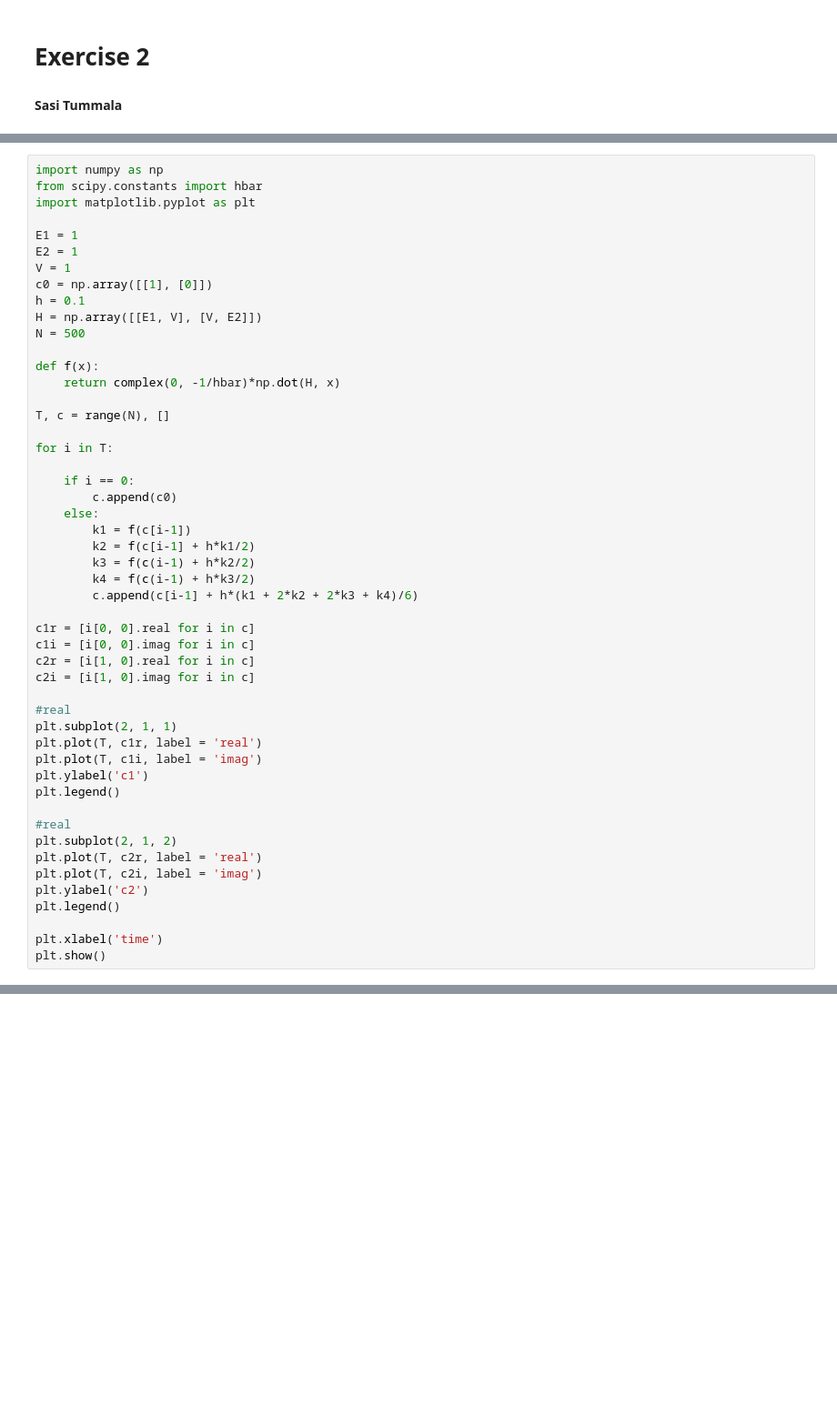
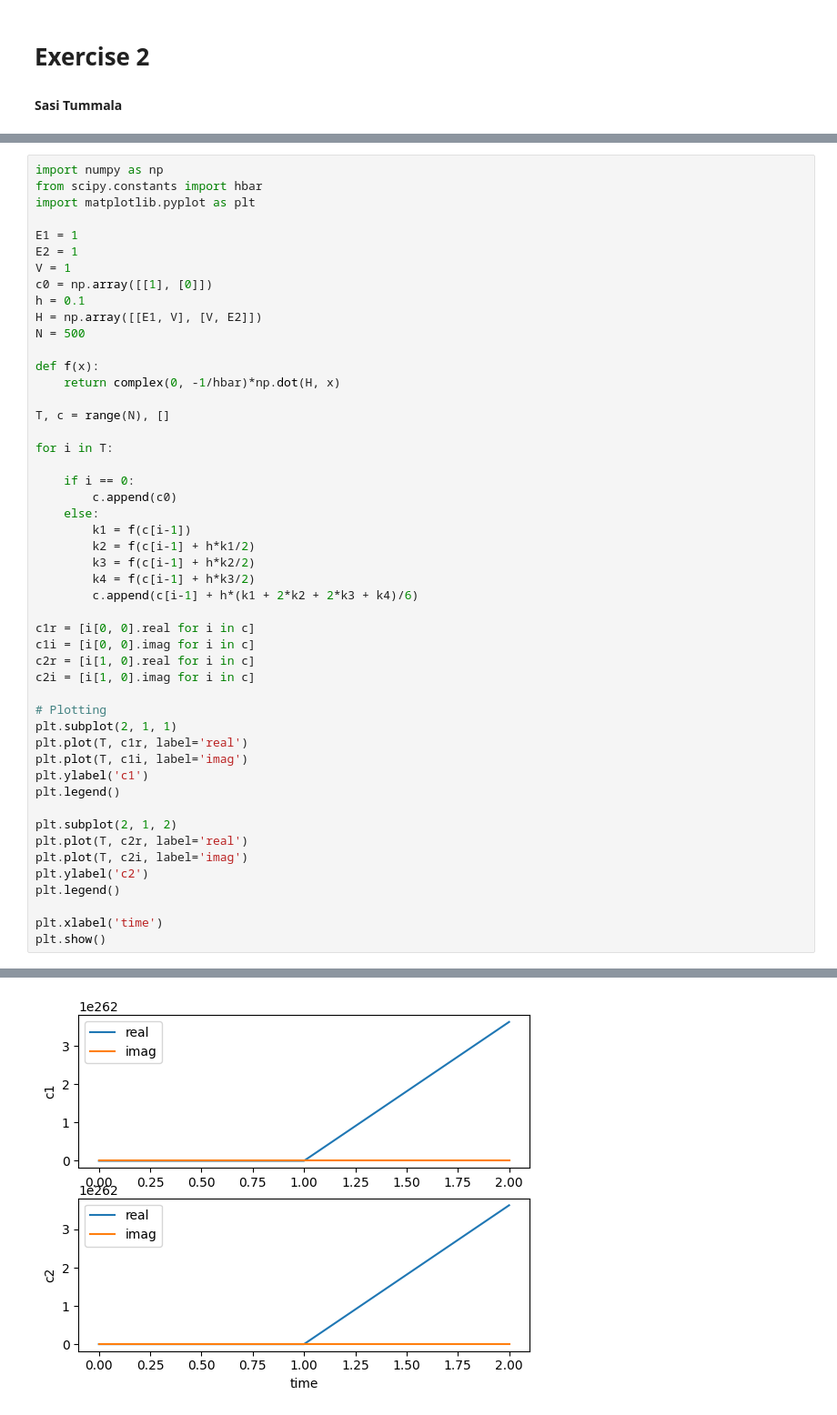
Before and after one commit to Sassy-Buoy/Comp-phys-Ex, a Jupyter notebook: ex2.ipynb, the cells around one changed output, grey strips where cells are left out. Shown at 91% size. Saved outputs shown, nothing was run; the diff lists cells and outputs as text; blank space fills up the shorter version.

```diff
--- a/ex2.ipynb
+++ b/ex2.ipynb
@@ -26,8 +82,8 @@ for i in T:
     else:
         k1 = f(c[i-1])
         k2 = f(c[i-1] + h*k1/2)
-        k3 = f(c(i-1) + h*k2/2)
-        k4 = f(c(i-1) + h*k3/2)
+        k3 = f(c[i-1] + h*k2/2)
+        k4 = f(c[i-1] + h*k3/2)
         c.append(c[i-1] + h*(k1 + 2*k2 + 2*k3 + k4)/6)
 
 c1r = [i[0, 0].real for i in c]
@@ -35,17 +91,16 @@ c1i = [i[0, 0].imag for i in c]
 c2r = [i[1, 0].real for i in c]
 c2i = [i[1, 0].imag for i in c]
 
-#real
+# Plotting
 plt.subplot(2, 1, 1)
-plt.plot(T, c1r, label = 'real')
-plt.plot(T, c1i, label = 'imag')
+plt.plot(T, c1r, label='real')
+plt.plot(T, c1i, label='imag')
 plt.ylabel('c1')
 plt.legend()
 
-#real
 plt.subplot(2, 1, 2)
-plt.plot(T, c2r, label = 'real')
-plt.plot(T, c2i, label = 'imag')
+plt.plot(T, c2r, label='real')
+plt.plot(T, c2i, label='imag')
 plt.ylabel('c2')
 plt.legend()
 
@@ -55,0 +110 @@ RecursionError: maximum recursion depth exceeded
+[figure, added]
```
Also changed, not shown: parts of 2 cells of this notebook, 5 other files.
